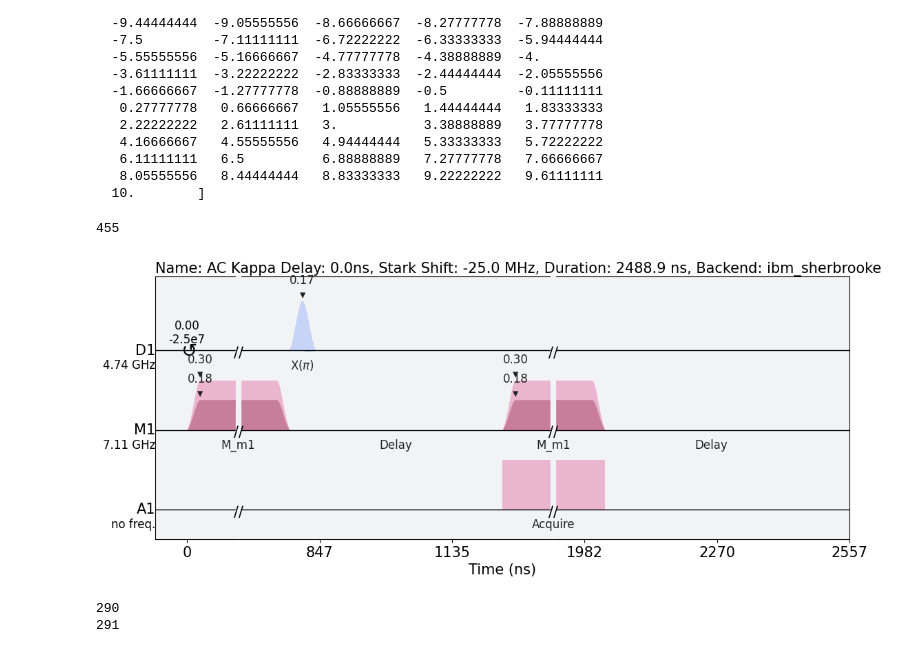
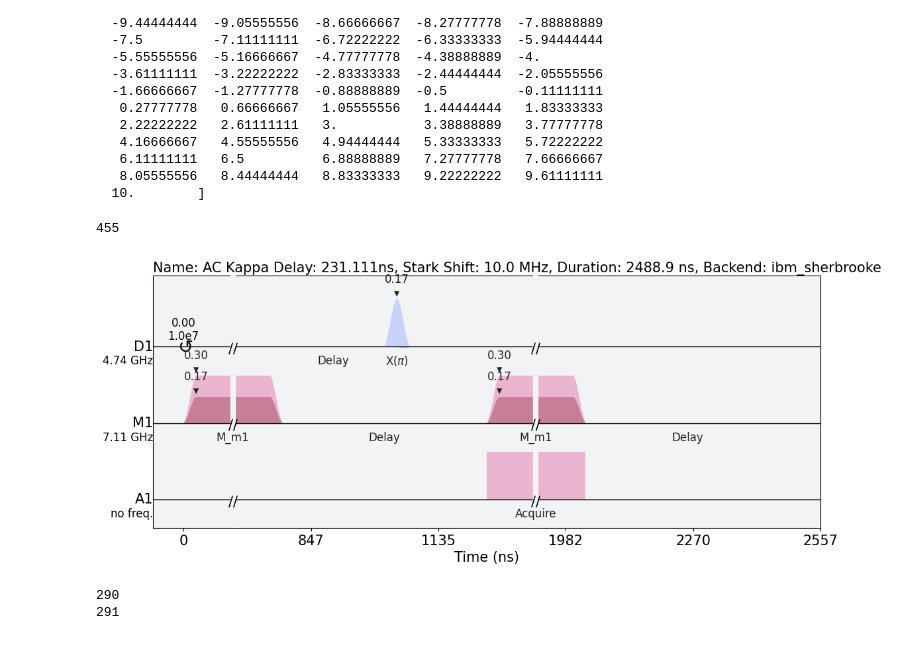
Before and after one commit to AnikenC/ReadoutWithRL, a Jupyter notebook: readoutWithRL/Experiments/ss_photon_exp_sherbrooke.ipynb, the cells around one changed output. Cells and saved outputs as stored; diff of their text form; code cells hidden in the pictures.

```diff
--- a/readoutWithRL/Experiments/ss_photon_exp_sherbrooke.ipynb
+++ b/readoutWithRL/Experiments/ss_photon_exp_sherbrooke.ipynb
@@ -235,35 +235,35 @@ for qubit_delay_ns in kappa_qubit_delays:
         with pulse.build(
             backend=backend,
             default_alignment='sequential',
             name=f'AC Kappa Delay: {np.round(qubit_delay_ns/ns, 3)}ns, Stark Shift: {np.round(freq_shift/MHz, 1)} MHz'
         ) as ac_freq_sched:
             qubit_chan = pulse.drive_channel(qubit)
             meas_chan = pulse.measure_channel(qubit)
 
             pulse.shift_frequency(freq_shift, qubit_chan)
             pulse.play(measure_pulse, meas_chan)
             with pulse.align_left():
                 pulse.delay(qubit_delay_dt, qubit_chan)
                 pulse.play(x_pulse, qubit_chan)
                 pulse.delay(kappa_reset_delay_dt, meas_chan)
             pulse.measure(qubit, pulse.MemorySlot(qubit))
 
         ac_freq_jobs.append(ac_freq_sched)
 
     kappa_jobs += ac_freq_jobs
 
 print(len(kappa_jobs))
 
-kappa_jobs[0].draw(
+kappa_jobs[-1].draw(
     backend=backend,
     style=stylesheet.IQXDebugging(),
     show_framechange=True,
     show_waveform_info=True,
     show_barrier=True,
 )
 # %% [output]
 455
-[figure, old version]
+[figure, new version]
 # %%
 from utils import acquisition_checker
 
```
Also changed, not shown: parts of 8 cells of this notebook, 8 other files.
